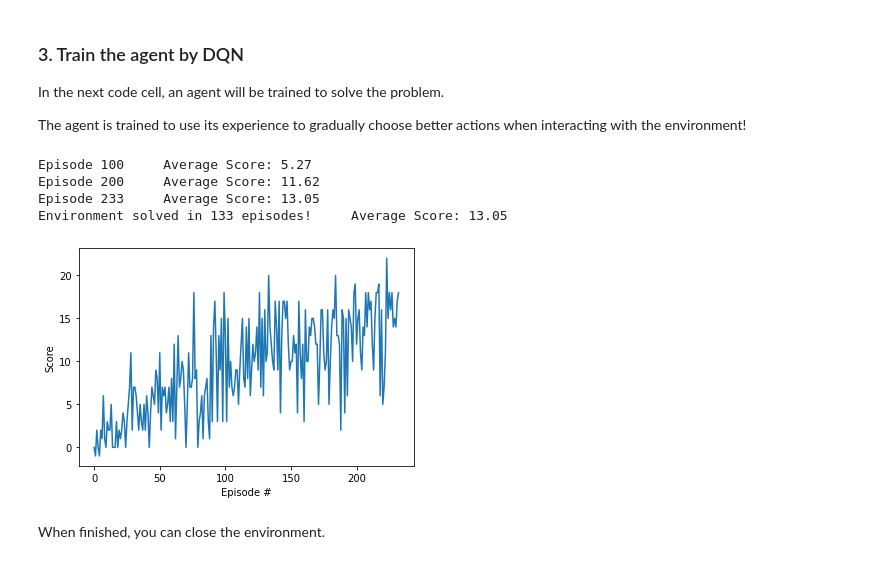
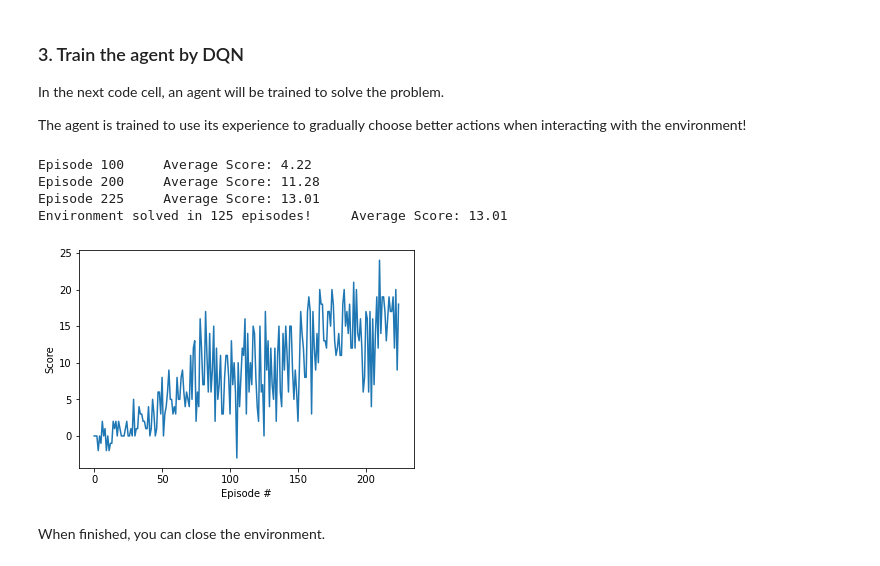
Before and after one commit to kylexu/drlnd-p1-navigation, a Jupyter notebook: Navigation.ipynb, the cells around one changed output. Cells and saved outputs as stored; diff of their text form; code cells hidden in the pictures.

```diff
--- a/Navigation.ipynb
+++ b/Navigation.ipynb
@@ -109,7 +109,7 @@ In the next code cell, an agent will be trained to solve the problem.
 
 The agent is trained to use its experience to gradually choose better actions when interacting with the environment!
 # %%
-def dqn(n_episodes=1000, max_t=10000, eps_start=0.5, eps_end=0.01, eps_decay=0.98):
+def dqn(n_episodes=1000, max_t=15000, eps_start=0.8, eps_end=0.001, eps_decay=0.97):
     """Deep Q-Learning.
 
     Params
@@ -135,38 +135,38 @@ def dqn(n_episodes=1000, max_t=10000, eps_start=0.5, eps_end=0.01, eps_decay=0.9
             done = env_info.local_done[0]
 
             agent.step(state, action, reward, next_state, done)
             state = next_state
             score += reward
             if done:
                 break
         scores_window.append(score)       # save most recent score
         scores.append(score)              # save most recent score
         eps = max(eps_end, eps_decay*eps) # decrease epsilon
         print('\rEpisode {}\tAverage Score: {:.2f}'.format(i_episode, np.mean(scores_window)), end="")
         if i_episode % 100 == 0:
             print('\rEpisode {}\tAverage Score: {:.2f}'.format(i_episode, np.mean(scores_window)))
         if np.mean(scores_window)>=13.0:
             print('\nEnvironment solved in {:d} episodes!\tAverage Score: {:.2f}'.format(i_episode-100, np.mean(scores_window)))
             torch.save(agent.qnetwork_local.state_dict(), 'checkpoint.pth')
             break
     return scores
 
 agent = Agent(state_size=37, action_size=4, seed=0)
 scores = dqn()
 
 # plot the scores
 fig = plt.figure()
 ax = fig.add_subplot(111)
 plt.plot(np.arange(len(scores)), scores)
 plt.ylabel('Score')
 plt.xlabel('Episode #')
 plt.show()
 # %% [output]
-Episode 100     Average Score: 5.27
-Episode 200     Average Score: 11.62
-Episode 233     Average Score: 13.05
-Environment solved in 133 episodes!     Average Score: 13.05
+Episode 100     Average Score: 4.22
+Episode 200     Average Score: 11.28
+Episode 225     Average Score: 13.01
+Environment solved in 125 episodes!     Average Score: 13.01
-[figure, old version]
+[figure, new version]
 # %% [markdown]
 When finished, you can close the environment.
 # %%
```
Also changed, not shown: parts of 1 cell of this notebook, 7 other files.
